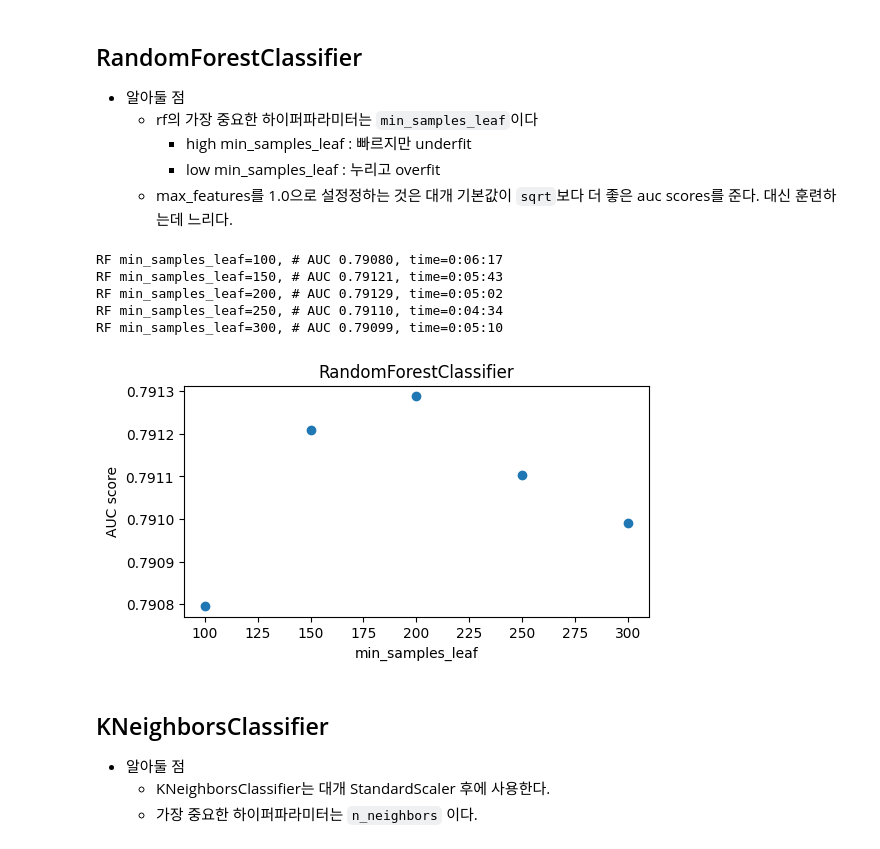
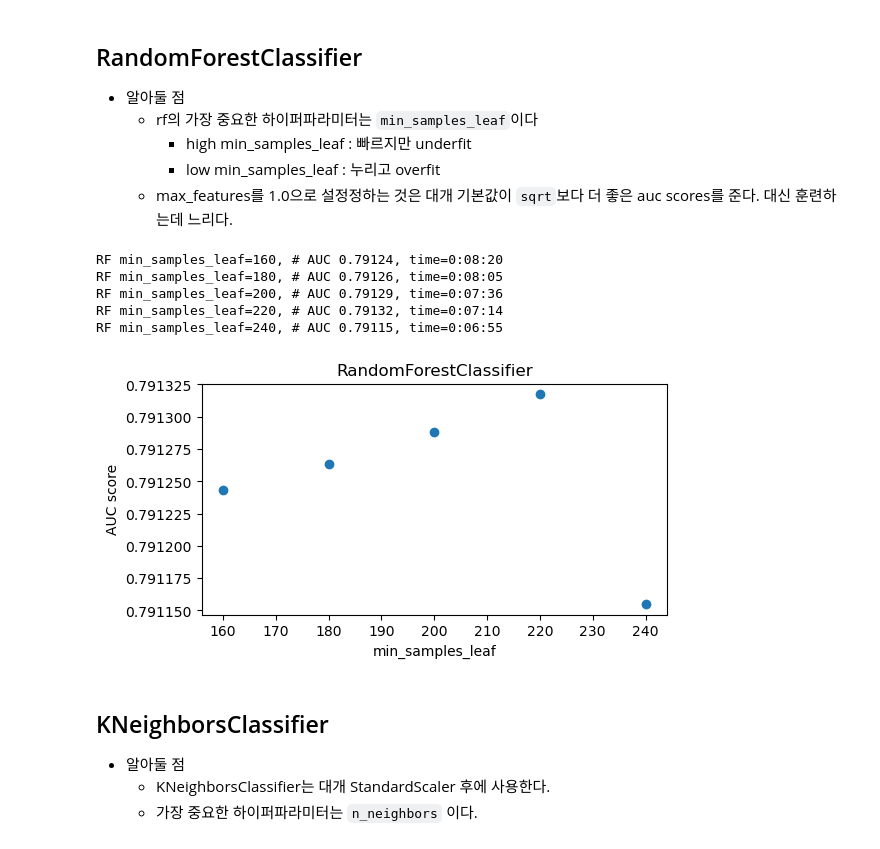
Before and after one commit to sajacaros/ml_project, a Jupyter notebook: sajacaros/3_review_ambrosm.ipynb, the cells around one changed output. Drawn from its saved outputs; the diff is of its cells as text; code cells hidden in the pictures.

```diff
--- a/sajacaros/3_review_ambrosm.ipynb
+++ b/sajacaros/3_review_ambrosm.ipynb
@@ -293,8 +300,10 @@ pd.DataFrame(r).head(5)
 # %%
 # LogisticRegression
 score_list = []
-for C in np.logspace(-2, 1, 9):
-    auc = cross_val(
+logistic_best_oof = None
+max_auc = 0
+for idx, C in enumerate(np.logspace(-2, 1, 9)):
+    auc, oof = cross_val(
         make_pipeline(
             FunctionTransformer(np.log1p),
             PolynomialFeatures(2, include_bias=False),
@@ -310,6 +319,9 @@ for C in np.logspace(-2, 1, 9):
         ),
         f'Poly-LogisticRegression {C=:.2g}',
     )
+    if idx==0 or max_auc<auc:
+        max_auc = auc
+        logistic_best_oof = oof
     score_list.append((C, auc))
 
 plot_score_list(score_list, 'Poly-LogisticRegression', 'C', 'log')
@@ -337,8 +349,10 @@ Poly-LogisticRegression C=10, # AUC 0.78895, time=0:00:14
 # %%
 score_list = []
 n_components = 400
-for C in np.logspace(-3, -2, 9):
-    auc = cross_val(
+logistic_nystroem_best_oof = None
+max_auc = 0
+for idx, C in enumerate(np.logspace(-3, -2, 9)):
+    auc, oof = cross_val(
         make_pipeline(
             FunctionTransformer(np.log1p),
             Nystroem(n_components=n_components, random_state=61), # gamma = 1/21
@@ -355,5 +369,8 @@ for C in np.logspace(-3, -2, 9):
         f'Nyström-LogisticRegression {n_components=} {C=:.2g}'
     )
     score_list.append((C, auc))
+    if idx==0 or max_auc<auc:
+        max_auc = auc
+        logistic_nystroem_best_oof = oof
 plot_score_list(score_list, 'Nyström LogisticRegression', 'C', 'log')
 # %% [output]
@@ -376,8 +393,10 @@ Nyström-LogisticRegression n_components=400 C=0.01, # AUC 0.79123, time=0:00:23
     * max_features를 1.0으로 설정정하는 것은 대개 기본값이 `sqrt`보다 더 좋은 auc scores를 준다. 대신 훈련하는데 느리다.
 # %%
 score_list = []
-for min_samples_leaf in [10, 20, 50, 100, 150]:
-    auc = cross_val(
+extra_best_oof = None
+max_auc = 0
+for idx, min_samples_leaf in enumerate([100, 110, 120]):
+    auc, oof = cross_val(
         make_pipeline(
             FunctionTransformer(np.log1p),
             ExtraTreesClassifier(
@@ -386,11 +405,13 @@ for min_samples_leaf in [10, 20, 50, 100, 150]:
                 max_features=1.0,
                 random_state=61
             ),
-
         ),
         f"ET {min_samples_leaf=}"
-    ),
+    )
     score_list.append((min_samples_leaf, auc))
+    if idx==0 or max_auc<auc:
+        max_auc = auc
+        extra_best_oof = oof
 
 plot_score_list(score_list, 'ExtraTreesClassifier', 'min_samples_leaf')
 # %% [output]
@@ -410,25 +429,30 @@ ET min_samples_leaf=150, # AUC 0.79081, time=0:01:07
 # %%
 # RandomForestClassifer
 score_list = []
-for min_samples_leaf in [100, 150, 200, 250, 300]:
-    auc = cross_val(
+rf_best_oof = None
+max_auc = 0
+for idx, min_samples_leaf in enumerate([160, 180, 200, 220, 240]):
+    auc, oof = cross_val(
         RandomForestClassifier(
             n_estimators=100,
             min_samples_leaf=min_samples_leaf,
             max_features=1.0,
             random_state=61,
         ),
         f'RF {min_samples_leaf=}'
     )
     score_list.append((min_samples_leaf, auc))
+    if idx==0 or max_auc<auc:
+        max_auc = auc
+        rf_best_oof = oof
 plot_score_list(score_list, 'RandomForestClassifier', 'min_samples_leaf')
 # %% [output]
-RF min_samples_leaf=100, # AUC 0.79080, time=0:06:17
-RF min_samples_leaf=150, # AUC 0.79121, time=0:05:43
-RF min_samples_leaf=200, # AUC 0.79129, time=0:05:02
-RF min_samples_leaf=250, # AUC 0.79110, time=0:04:34
-RF min_samples_leaf=300, # AUC 0.79099, time=0:05:10
+RF min_samples_leaf=160, # AUC 0.79124, time=0:08:20
+RF min_samples_leaf=180, # AUC 0.79126, time=0:08:05
+RF min_samples_leaf=200, # AUC 0.79129, time=0:07:36
+RF min_samples_leaf=220, # AUC 0.79132, time=0:07:14
+RF min_samples_leaf=240, # AUC 0.79115, time=0:06:55
-[figure, old version]
+[figure, new version]
 # %% [markdown]
 ## KNeighborsClassifier
 * 알아둘 점
```
Also changed, not shown: parts of 15 cells of this notebook, 2 other files.
